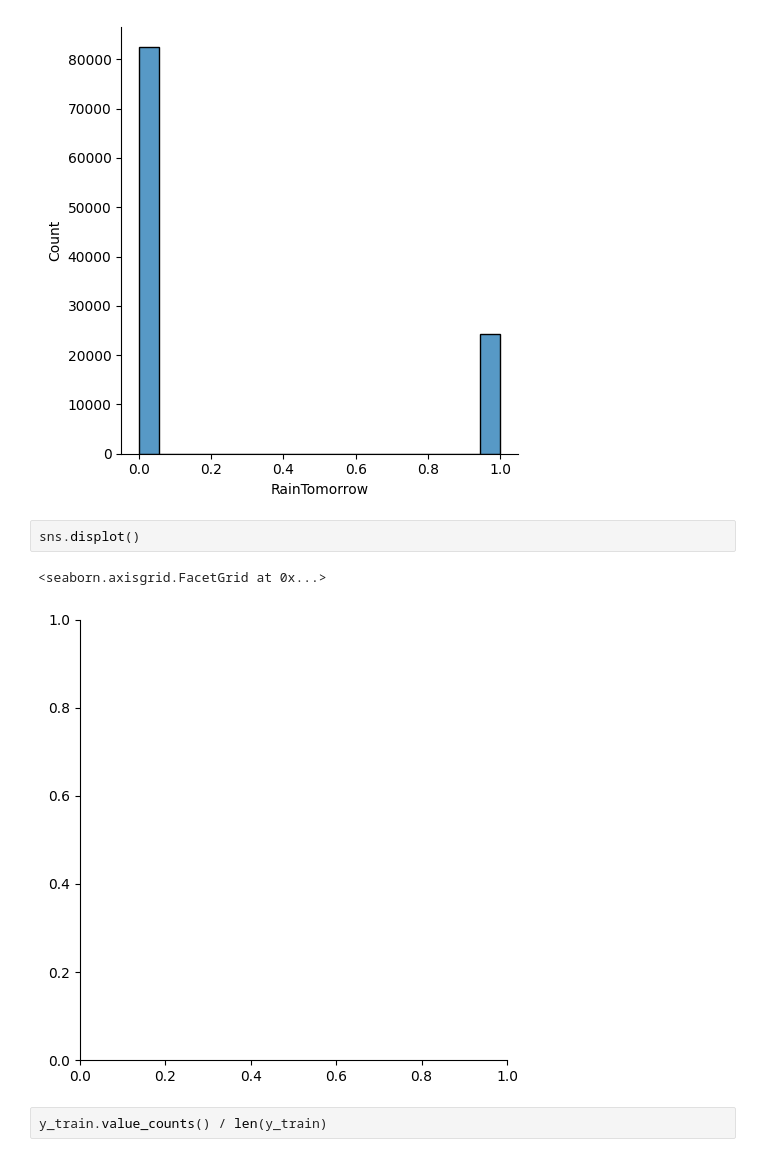
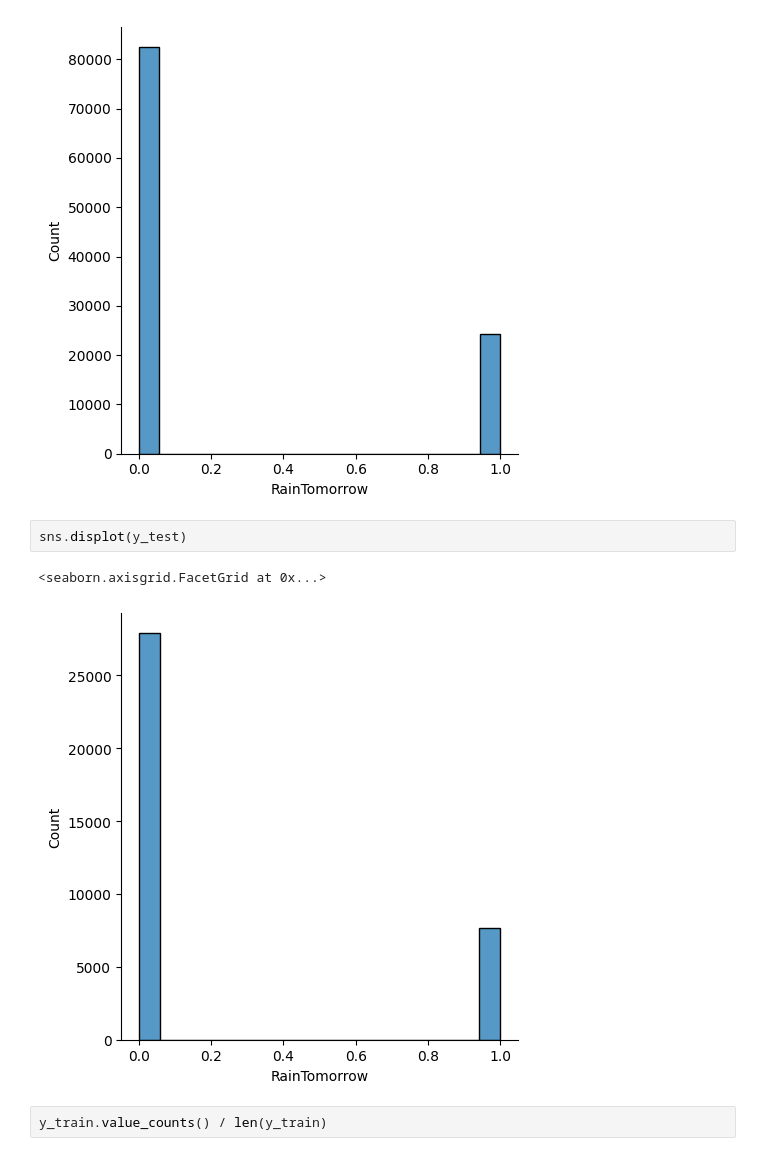
Before and after one commit to ladudin/HW-ClassicML, a Jupyter notebook: lecture03/Homework/DZ2_DONE.ipynb, the cells around one changed output. Saved outputs shown, nothing was run; the diff lists cells and outputs as text.

```diff
--- a/lecture03/Homework/DZ2_DONE.ipynb
+++ b/lecture03/Homework/DZ2_DONE.ipynb
@@ -133,10 +133,10 @@ sns.displot(y_train)
 <seaborn.axisgrid.FacetGrid at 0x...>
 [figure]
 # %%
-sns.displot()
+sns.displot(y_test)
 # %% [output]
 <seaborn.axisgrid.FacetGrid at 0x...>
-[figure, old version]
+[figure, new version]
 # %%
 y_train.value_counts() / len(y_train)
 # %% [output]
```
Also changed, not shown: parts of 22 cells of this notebook.
